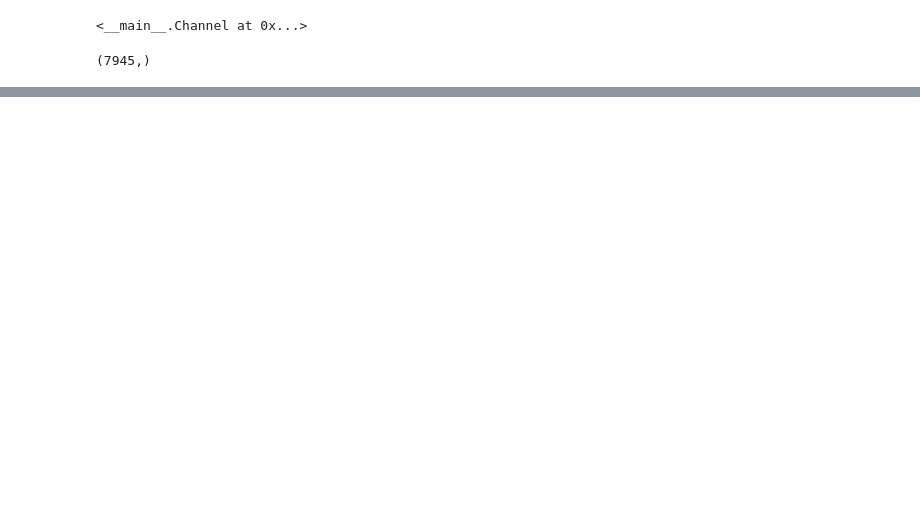
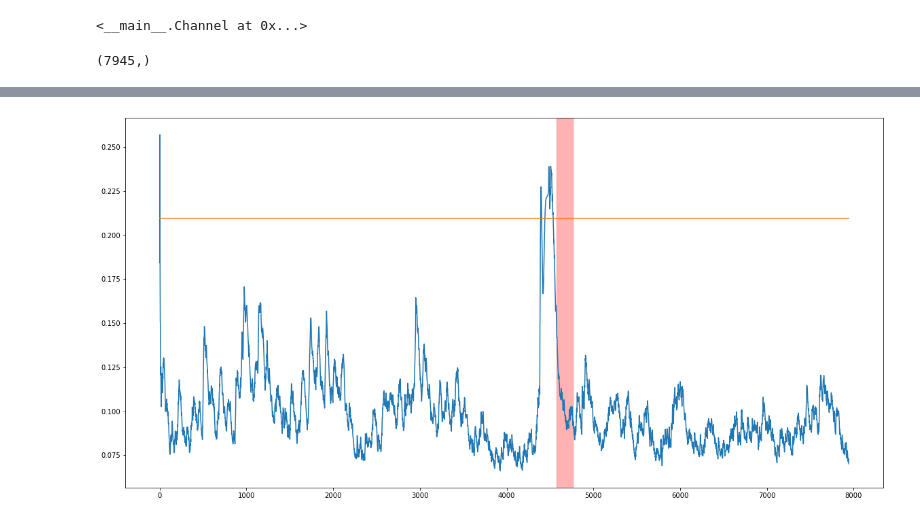
Before and after one commit to NorbertKlockiewicz/AnomalyDetection, a Jupyter notebook: Model.ipynb, the cells around one changed output, grey strips where cells are left out. Saved outputs shown, nothing was run; the diff lists cells and outputs as text; code cells hidden in the pictures; blank space fills up the shorter version.

Commit message:
calculate epsilon

```diff
--- a/Model.ipynb
+++ b/Model.ipynb
@@ -307,4 +284,0 @@ array([0.20276866, 0.21032657, 0.21743842, ..., 0.07325265, 0.07248461,
-# %%
-epsilon = [np.average(e_s) + i*np.std(e_s) for i in range(2, 11)]
-epsilon_argmax = np.argmax(epsilon)
-epsilon_argmax
@@ -316,0 +285,32 @@ epsilon_argmax
+# %%
+import more_itertools as mit
+
+def calculate_epsilon(e_s):
+    epsilon = 0
+    max_score = float('-inf')
+
+    for i in np.arange(2, 10, 0.5):
+        mean = np.mean(e_s)
+        std = np.std(e_s)
+        eps = mean + i*std
+
+        delta_mean = mean - np.mean(e_s[e_s < eps])
+        delta_std = std - np.std(e_s[e_s < eps])
+        e_a = e_s[e_s >= eps]
+
+        if len(e_a) > 0:
+            anom = np.argwhere(e_s >= eps).reshape(-1)
+            anom =[list(g) for g in mit.consecutive_groups(anom)]
+            E_seq = len(anom)
+
+            score = ((delta_mean/mean) + (delta_std/std)) / (E_seq**2 + len(e_a))
+            if score > max_score:
+                max_score = score
+                epsilon = eps
+    return epsilon
+
+epsilon = calculate_epsilon(e_s)
+# %%
+plotter.plot_threshold(e_s, epsilon)
+# %% [output]
+[figure, added]
```
Also changed, not shown: parts of 12 cells of this notebook.
